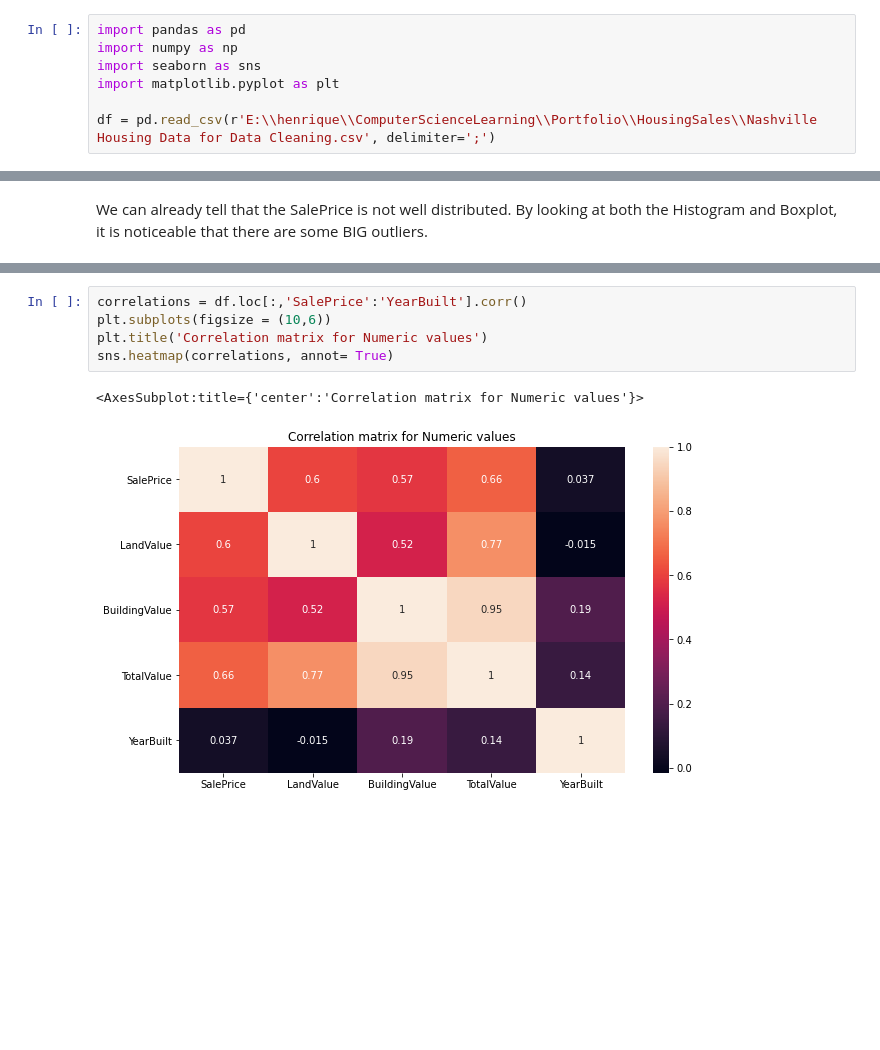
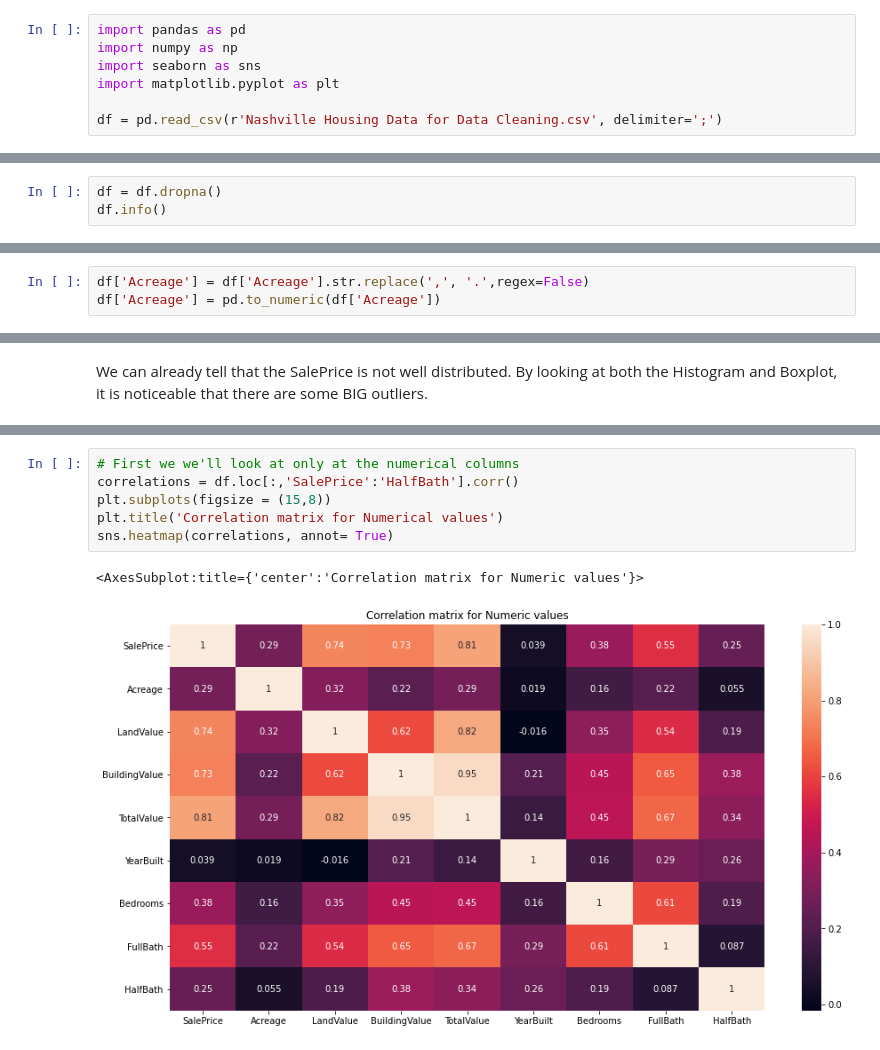
Before and after one commit to HenriqueCastros/COVID19-Analysis, a Jupyter notebook: HousingSales/DataAnalysis.ipynb, the cells around one changed output, grey strips where cells are left out. Saved outputs shown, nothing was run; the diff lists cells and outputs as text; blank space fills up the shorter version.

```diff
--- a/HousingSales/DataAnalysis.ipynb
+++ b/HousingSales/DataAnalysis.ipynb
@@ -7,7 +7,7 @@ import numpy as np
 import seaborn as sns
 import matplotlib.pyplot as plt
 
-df = pd.read_csv(r'E:\\henrique\\ComputerScienceLearning\\Portfolio\\HousingSales\\Nashville Housing Data for Data Cleaning.csv', delimiter=';')
+df = pd.read_csv(r'Nashville Housing Data for Data Cleaning.csv', delimiter=';')
 # %%
 df.info()
 # %% [output]
@@ -144,0 +147,3 @@ df[df['ParcelID'] == '025 07 0 031.00']
+# %%
+df = df.dropna()
+df.info()
@@ -246,2 +271,5 @@ df.SalePrice = pd.to_numeric(df.SalePrice)
+# %%
+df['Acreage'] = df['Acreage'].str.replace(',', '.',regex=False)
+df['Acreage'] = pd.to_numeric(df['Acreage'])
 # %% [markdown]
 To do:
@@ -269,8 +306,9 @@ We can already tell that the SalePrice is not well distributed. By looking at bo
 # %%
-correlations = df.loc[:,'SalePrice':'YearBuilt'].corr()
-plt.subplots(figsize = (10,6))
-plt.title('Correlation matrix for Numeric values')
+# First we we'll look at only at the numerical columns
+correlations = df.loc[:,'SalePrice':'HalfBath'].corr()
+plt.subplots(figsize = (15,8))
+plt.title('Correlation matrix for Numerical values')
 sns.heatmap(correlations, annot= True)
 # %% [output]
 <AxesSubplot:title={'center':'Correlation matrix for Numeric values'}>
-[figure, old version]
+[figure, new version]
```
Also changed, not shown: parts of 23 cells of this notebook.
